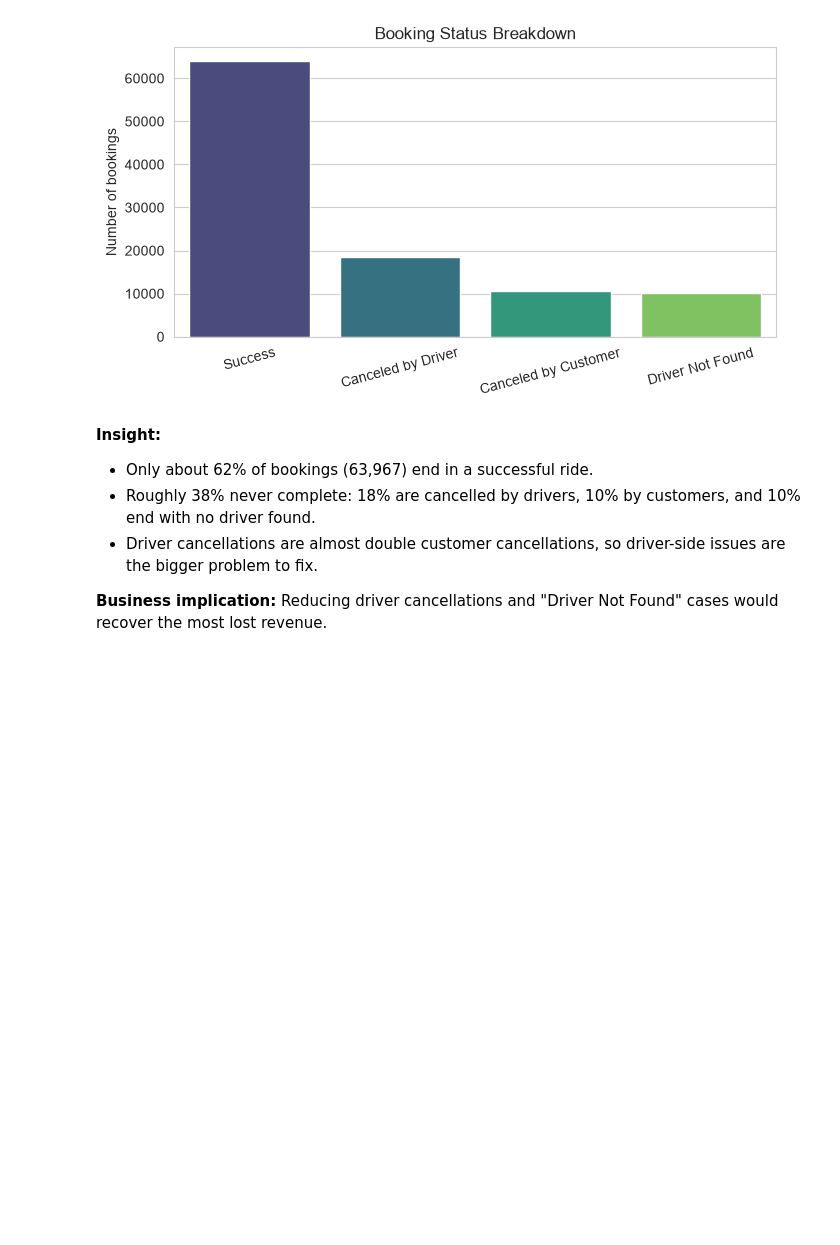
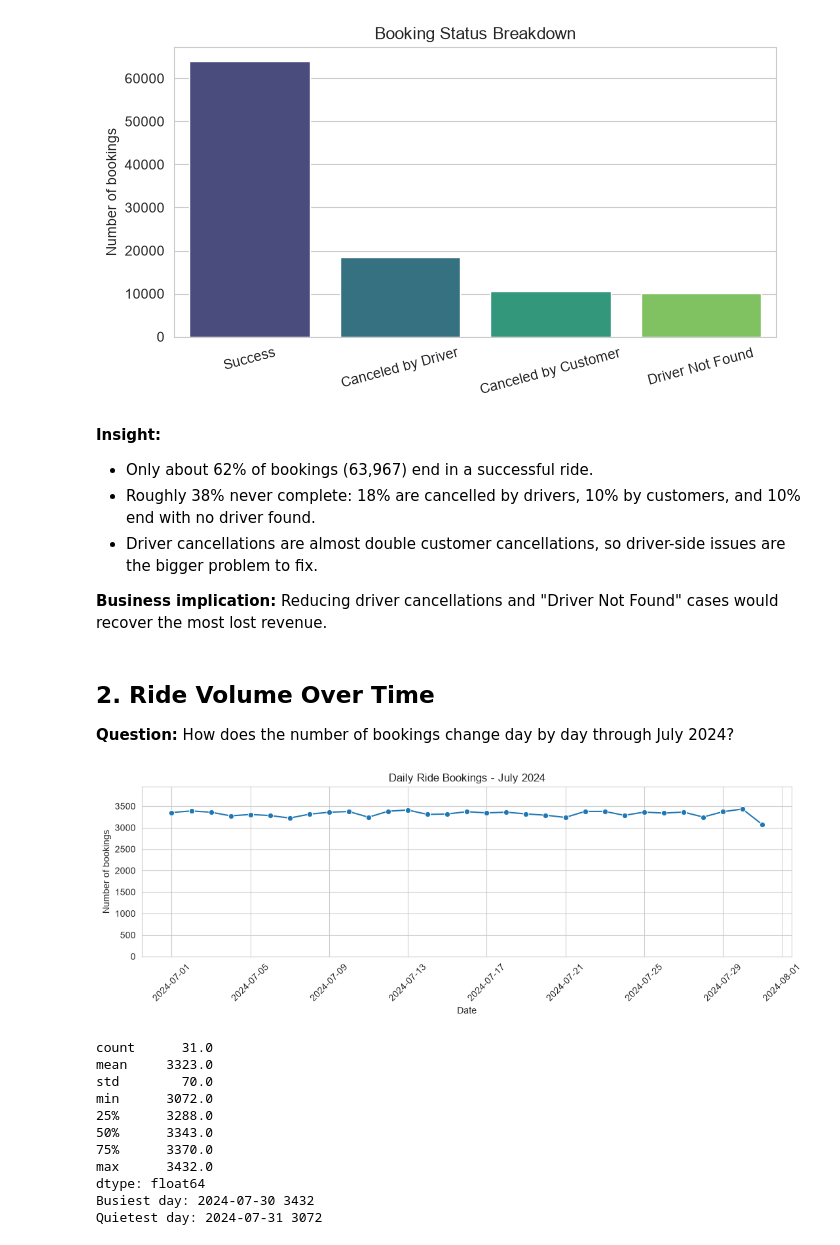
Before and after one commit to stutigoyal8999/Labmentix_Internship_Business-Analytics, a Jupyter notebook: Project-3/notebooks/cleaning_eda.ipynb, the cells around one changed output. Drawn from its saved outputs; the diff is of its cells as text; code cells hidden in the pictures; blank space fills up the shorter version.

Commit message:
EDA : booking status, daily ride volume and hourly demand analysis

```diff
--- a/Project-3/notebooks/cleaning_eda.ipynb
+++ b/Project-3/notebooks/cleaning_eda.ipynb
@@ -154,3 +154,36 @@ Name: count, dtype: float64
 - Driver cancellations are almost double customer cancellations, so driver-side issues are the bigger problem to fix.
 
 **Business implication:** Reducing driver cancellations and "Driver Not Found" cases would recover the most lost revenue.
+# %% [markdown]
+## 2. Ride Volume Over Time
+
+**Question:** How does the number of bookings change day by day through July 2024?
+# %%
+daily = df.groupby("Date").size()
+
+plt.figure(figsize=(11, 4))
+sns.lineplot(x=daily.index, y=daily.values, marker="o")
+plt.title("Daily Ride Bookings - July 2024")
+plt.xlabel("Date")
+plt.ylabel("Number of bookings")
+plt.xticks(rotation=45)
+plt.ylim(0, daily.max() * 1.15)
+plt.tight_layout()
+plt.show()
+
+print(daily.describe().round(0))
+print("Busiest day:", daily.idxmax().date(), daily.max())
+print("Quietest day:", daily.idxmin().date(), daily.min())
+# %% [output]
+[figure, added]
+count      31.0
+mean     3323.0
+std        70.0
+min      3072.0
+25%      3288.0
+50%      3343.0
+75%      3370.0
+max      3432.0
+dtype: float64
+Busiest day: 2024-07-30 3432
+Quietest day: 2024-07-31 3072
```
Also changed, not shown: parts of 4 cells of this notebook.
